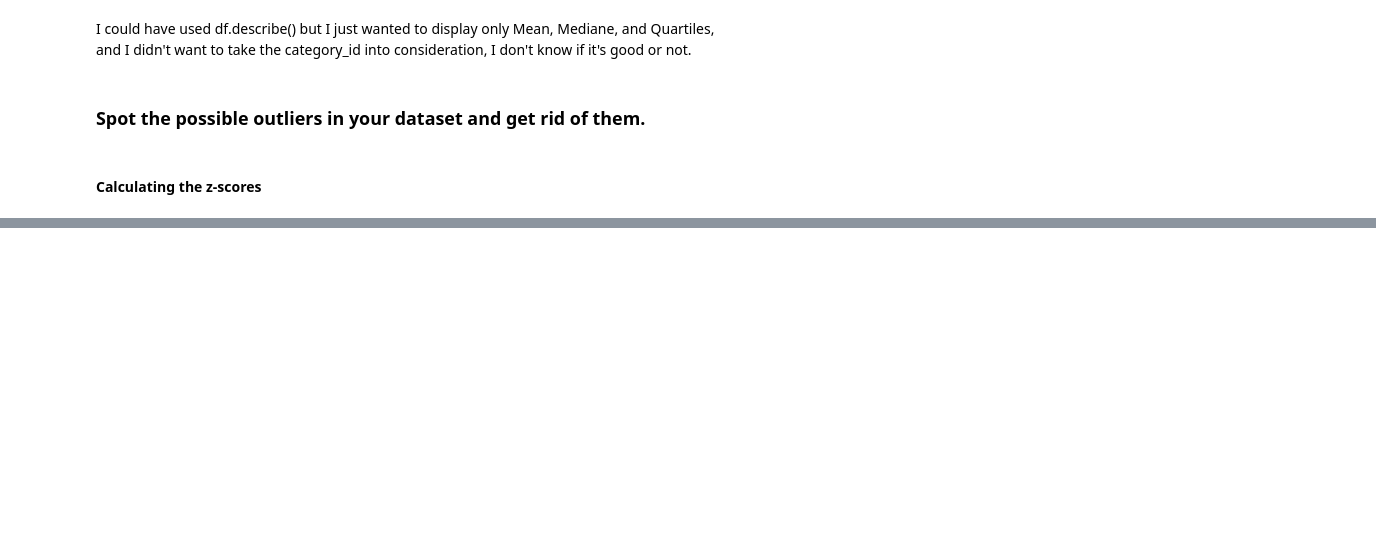
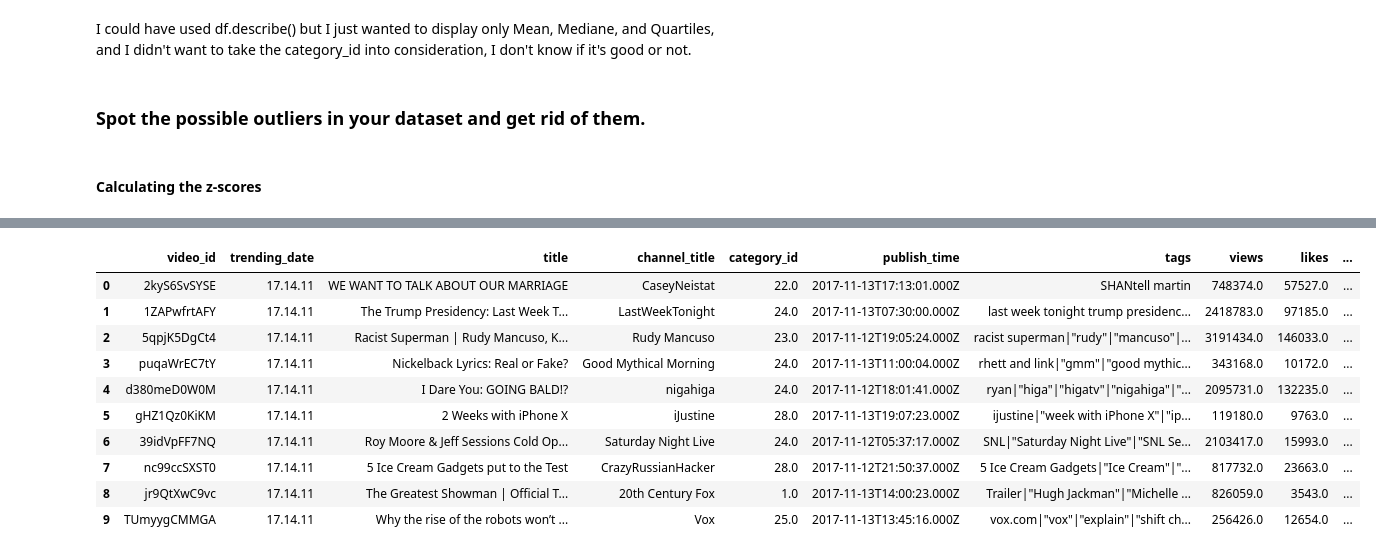
Before and after one commit to adimidania/codelabs-academy-bootcamp, a Jupyter notebook: Unit 02/Homeworks/Homework 02.ipynb, the cells around one changed output, grey strips where cells are left out. Cells and saved outputs as stored; diff of their text form; code cells hidden in the pictures; blank space fills up the shorter version.

```diff
--- a/Unit 02/Homeworks/Homework 02.ipynb
+++ b/Unit 02/Homeworks/Homework 02.ipynb
@@ -131,3 +131,13 @@ df["views_zscore"] = (df.views - df.views.mean()) / df.views.std()
 df["likes_zscore"] = (df.likes - df.likes.mean()) / df.likes.std()
 df["dislikes_zscore"] = (df.dislikes - df.dislikes.mean()) / df.dislikes.std()
 df["comment_count_zscore"] = (df.comment_count - df.comment_count.mean()) / df.comment_count.std()
+# %%
+# Now I will keep only the rows that doesn't contain outliers
+# I will remove all the outliers from all the numerical rows
+df = df[abs(df["views_zscore"]) < 3]
+df = df[abs(df["likes_zscore"]) < 3]
+df = df[abs(df["dislikes_zscore"]) < 3]
+df = df[abs(df["comment_count_zscore"]) < 3]
+# %%
+# Dropping the columns zscore because we don't need them
+df.drop(['views_zscore', 'likes_zscore', 'dislikes_zscore', 'comment_count_zscore'], axis = 1, inplace = True)
@@ -133,0 +178,14 @@ df["comment_count_zscore"] = (df.comment_count - df.comment_count.mean()) / df.c
+# %%
+df.head(10)
+# %% [output]
+|  | video_id | trending_date | title | channel_title | category_id | publish_time | tags | views | likes | ... |
+| 0 | 2kyS6SvSYSE | 17.14.11 | WE WANT TO TALK ABOUT OUR MARRIAGE | CaseyNeistat | 22.0 | 2017-11-13T17:13:01.000Z | SHANtell martin | 748374.0 | 57527.0 | ... |
+| 1 | 1ZAPwfrtAFY | 17.14.11 | The Trump Presidency: Last Week T... | LastWeekTonight | 24.0 | 2017-11-13T07:30:00.000Z | last week tonight trump presidenc... | 2418783.0 | 97185.0 | ... |
+| 2 | 5qpjK5DgCt4 | 17.14.11 | Racist Superman | Rudy Mancuso, K... | Rudy Mancuso | 23.0 | 2017-11-12T19:05:24.000Z | racist superman|"rudy"|"mancuso"|... | 3191434.0 | 146033.0 | ... |
+| 3 | puqaWrEC7tY | 17.14.11 | Nickelback Lyrics: Real or Fake? | Good Mythical Morning | 24.0 | 2017-11-13T11:00:04.000Z | rhett and link|"gmm"|"good mythic... | 343168.0 | 10172.0 | ... |
+| 4 | d380meD0W0M | 17.14.11 | I Dare You: GOING BALD!? | nigahiga | 24.0 | 2017-11-12T18:01:41.000Z | ryan|"higa"|"higatv"|"nigahiga"|"... | 2095731.0 | 132235.0 | ... |
+| 5 | gHZ1Qz0KiKM | 17.14.11 | 2 Weeks with iPhone X | iJustine | 28.0 | 2017-11-13T19:07:23.000Z | ijustine|"week with iPhone X"|"ip... | 119180.0 | 9763.0 | ... |
+| 6 | 39idVpFF7NQ | 17.14.11 | Roy Moore & Jeff Sessions Cold Op... | Saturday Night Live | 24.0 | 2017-11-12T05:37:17.000Z | SNL|"Saturday Night Live"|"SNL Se... | 2103417.0 | 15993.0 | ... |
+| 7 | nc99ccSXST0 | 17.14.11 | 5 Ice Cream Gadgets put to the Test | CrazyRussianHacker | 28.0 | 2017-11-12T21:50:37.000Z | 5 Ice Cream Gadgets|"Ice Cream"|"... | 817732.0 | 23663.0 | ... |
+| 8 | jr9QtXwC9vc | 17.14.11 | The Greatest Showman | Official T... | 20th Century Fox | 1.0 | 2017-11-13T14:00:23.000Z | Trailer|"Hugh Jackman"|"Michelle ... | 826059.0 | 3543.0 | ... |
+| 9 | TUmyygCMMGA | 17.14.11 | Why the rise of the robots won’t ... | Vox | 25.0 | 2017-11-13T13:45:16.000Z | vox.com|"vox"|"explain"|"shift ch... | 256426.0 | 12654.0 | ... |
```
Also changed, not shown: parts of 19 cells of this notebook.
